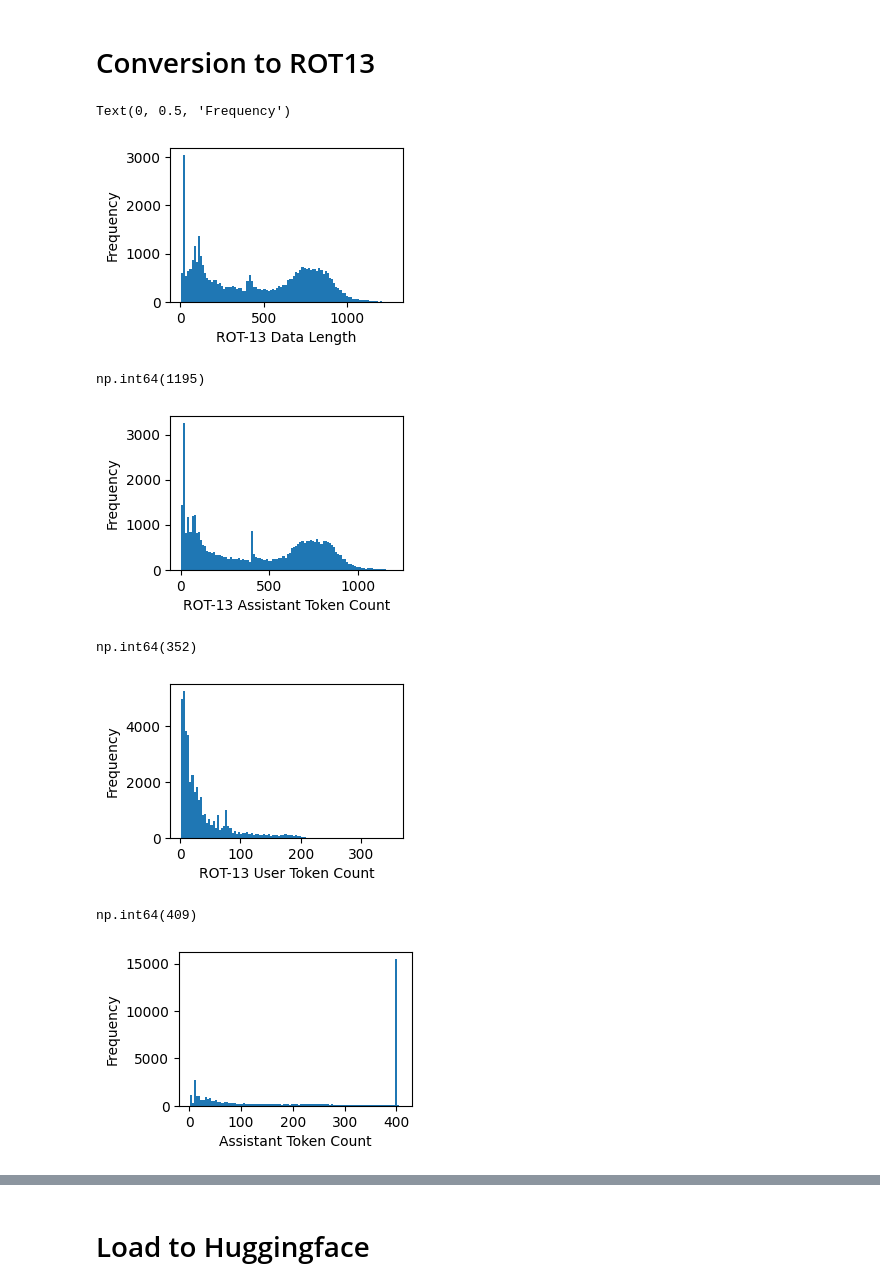
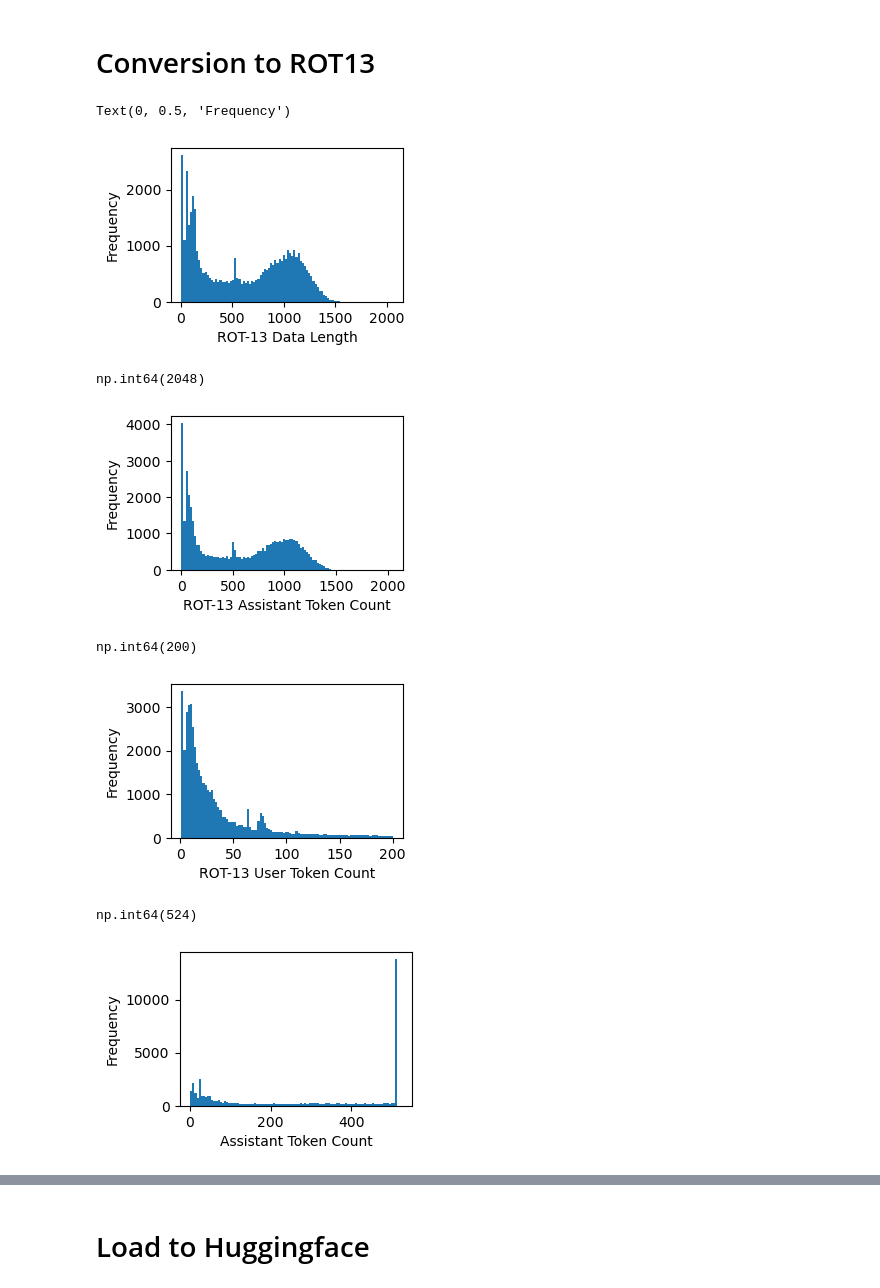
Before and after one commit to chingf/encoded_reasoning, a Jupyter notebook: convert_to_rot13.ipynb, the cells around one changed output, grey strips where cells are left out. Saved outputs shown, nothing was run; the diff lists cells and outputs as text; code cells hidden in the pictures.

Commit message:
Add more filtering of prompts and non-latin alphabets into rot13 conversion script

```diff
--- a/convert_to_rot13.ipynb
+++ b/convert_to_rot13.ipynb
@@ -36,3 +36,12 @@ dataset[1]
+# %%
+# Filter the dataset to exclude rows with "single dot" in user content
+filtered_dataset = [
+    {'conversation': row} for row in dataset['conversation']
+    if 'single dot' not in row[0]['content']
+]
+
+# Convert the filtered list back to a Huggingface Dataset
+filtered_hf_dataset = Dataset.from_list(filtered_dataset)
 # %%
 generation_params_path = os.path.join(response_path, 'generation_params.json')
 if os.path.exists(generation_params_path):
@@ -51,7 +60,7 @@ def content_token_counts(dataset, tokenizer, role='assistant'):
     for item in dataset:
         content = item['conversation'][content_idx]['content']
         counts.append(count_tokens(content, tokenizer))
-    return counts
+    return np.array(counts)
 
 tokenizer = AutoTokenizer.from_pretrained(model_name)
-counts = content_token_counts(dataset, tokenizer)
+asst_counts = content_token_counts(dataset, tokenizer)
@@ -100,7 +94,14 @@ def rot13_dataset(dataset):
         n_items += 1
     return new_dataset
 # %%
-new_dataset = rot13_dataset(dataset)
-new_hf_dataset = Dataset.from_list(new_dataset)
-rot13_save_path = os.path.join(model_storage_dir, 'lm_sys_responses_rot13')
-#new_hf_dataset.save_to_disk(rot13_save_path)
+# Run rot13 conversion
+new_dataset = rot13_dataset(filtered_hf_dataset)
+
+# Drop rows from new_dataset that are identical to filtered_hf_dataset
+filtered_new_dataset = []
+dropped_data = []
+for new_item, original_item in zip(new_dataset, filtered_hf_dataset):
+    if new_item['conversation'][-1]['content'] == original_item['conversation'][-1]['content']:
+        dropped_data.append(new_item)
+    else:
+        filtered_new_dataset.append(new_item)
@@ -109,37 +112,33 @@ import matplotlib.pyplot as plt
 # %%
-asst_counts = np.array(content_token_counts(new_dataset, tokenizer))
-user_counts = np.array(content_token_counts(new_dataset, tokenizer, role='user'))
+rot13_asst_counts = content_token_counts(new_dataset, tokenizer)
+rot13_user_counts = content_token_counts(new_dataset, tokenizer, role='user')
 # %%
-total_counts = asst_counts + user_counts
+rot13_total_counts = rot13_asst_counts + rot13_user_counts
 plt.figure(figsize=(3,2))
-plt.hist(total_counts, bins=100)
+plt.hist(rot13_total_counts, bins=100)
 plt.xlabel('ROT-13 Data Length')
 plt.ylabel('Frequency')
 # %% [output]
 Text(0, 0.5, 'Frequency')
-[figure, old version]
+[figure, new version]
 # %%
-counts = content_token_counts(new_dataset, tokenizer)
-counts = np.array(counts)
 plt.figure(figsize=(3,2))
-plt.hist(counts, bins=100)
+plt.hist(rot13_asst_counts, bins=100)
 plt.xlabel('ROT-13 Assistant Token Count')
 plt.ylabel('Frequency')
-counts.max()
+rot13_asst_counts.max()
 # %% [output]
-np.int64(1195)
+np.int64(2048)
-[figure, old version]
+[figure, new version]
 # %%
-counts = content_token_counts(new_dataset, tokenizer, role='user')
-counts = np.array(counts)
 plt.figure(figsize=(3,2))
-plt.hist(counts, bins=100)
+plt.hist(rot13_user_counts, bins=100)
 plt.xlabel('ROT-13 User Token Count')
 plt.ylabel('Frequency')
-counts.max()
+rot13_user_counts.max()
 # %% [output]
-np.int64(352)
+np.int64(200)
-[figure, old version]
+[figure, new version]
 # %%
 counts = content_token_counts(dataset, tokenizer)
 counts = np.array(counts)
@@ -149,8 +148,8 @@ plt.xlabel('Assistant Token Count')
 plt.ylabel('Frequency')
 counts.max()
 # %% [output]
-np.int64(409)
+np.int64(524)
-[figure, old version]
+[figure, new version]
 # %%
 new_hf_dataset[0]
 # %% [output]
```
Also changed, not shown: parts of 17 cells of this notebook, 1 other file.
